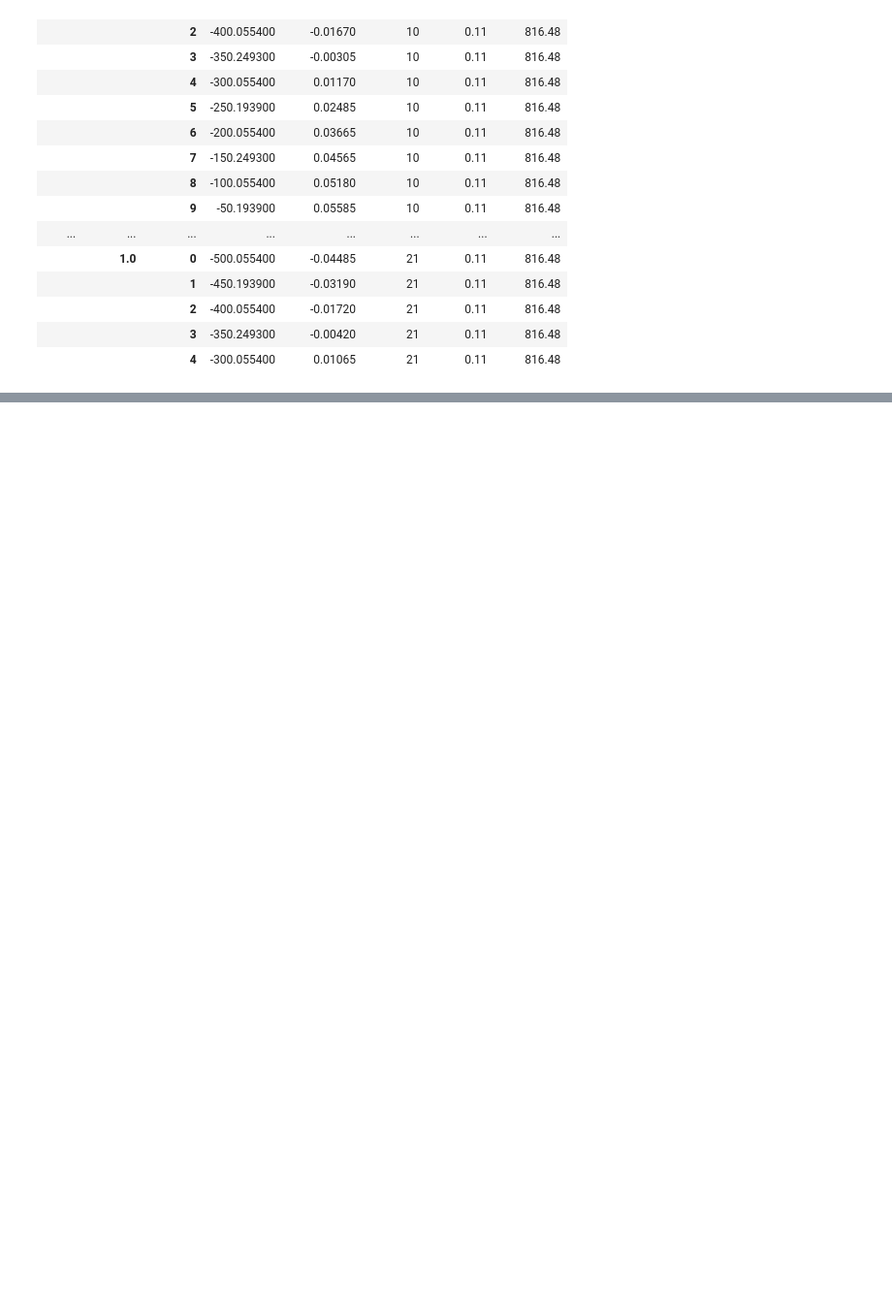
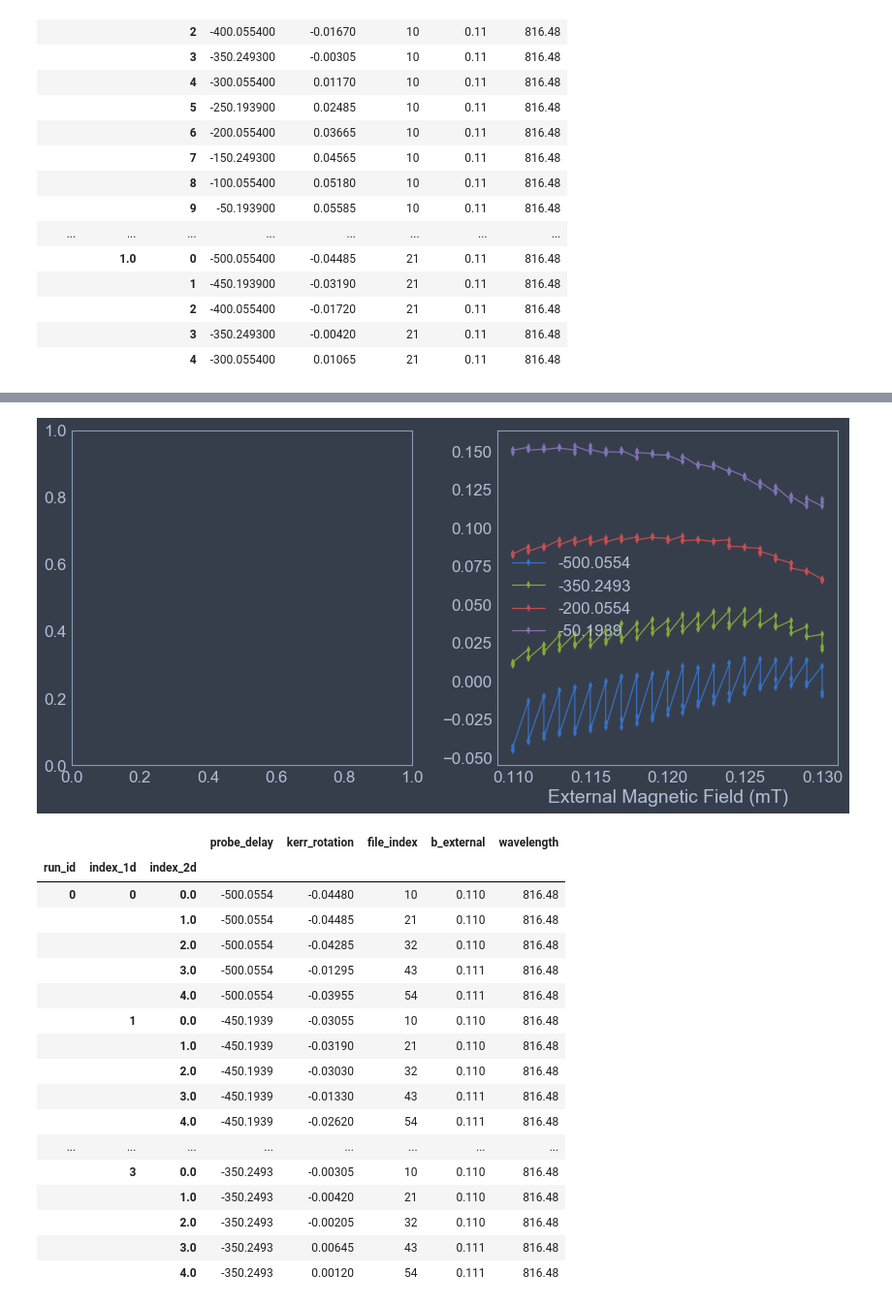
Before and after one commit to mwmacmahon/experimentdataanalysis, a Jupyter notebook: temp - testing csv_to_dataframe.ipynb, the cells around one changed output, grey strips where cells are left out. Shown at 97% size. Drawn from its saved outputs; the diff is of its cells as text; code cells hidden in the pictures; blank space fills up the shorter version.

Commit message:
quick update to temp - testing csv_to_dataframe.ipynb

```diff
--- a/temp - testing csv_to_dataframe.ipynb
+++ b/temp - testing csv_to_dataframe.ipynb
@@ -95,7 +95,7 @@ def import_csv_files_in_directory_as_df(parent_dir,
 import os
 
 # REQUIRED: directory containing 2D scans
-parent_dir = ('C:\\Data\\feb_data')
+parent_dir = ('C:\\Data\\feb2017_data_part2')
 # parent_dir = ('C:\\Data\\FitTrialData2\\Delay_Scan')
 
 # REQUIRED: data storage format information
@@ -314,3 +314,10 @@ df.head(20)
 |  |  | 2 | -400.055400 | -0.01720 | 21 | 0.11 | 816.48 |
 |  |  | 3 | -350.249300 | -0.00420 | 21 | 0.11 | 816.48 |
 |  |  | 4 | -300.055400 | 0.01065 | 21 | 0.11 | 816.48 |
+# %%
+df = full_dataframe.copy()
+df.rename(columns={'scancoord': 'probe_delay',
+                   'lockin1x':  'kerr_rotation'}, inplace=True)
+df.set_index(['run_id', 'index_1d', 'index_2d'], drop=True, append=False, inplace=True)
+df.sort_index(ascending=True, inplace=True)
+df.head(20)
@@ -316,0 +343,56 @@ df.head(20)
+# %%
+# plot newly created dataframe and show the first few rows
+waterfall_plot_indices = [0, 3, 6, 9]
+plt.figure(figsize=(12,6))
+ax1 = plt.subplot(1,2,1)
+ax2 = plt.subplot(1,2,2)
+
+last_zval = 0
+for axes_ind, df_index in enumerate(waterfall_plot_indices):
+#     wf_ax = plt.subplot(len(waterfall_plot_indices), 2,
+#                         2 * (axes_ind + 1))
+    wf_ax = ax2
+#     df.loc[0,df_index].plot(x='probe_delay',
+#                             y='kerr_rotation',
+#                             kind='line', ax=wf_ax)
+    xvals = df.loc[0, df_index]['b_external']
+    yvals = df.loc[0, df_index]['probe_delay']
+    zvals = df.loc[0, df_index]['kerr_rotation'] + last_zval
+    last_zval = max(zvals)
+    ax2.plot(xvals, zvals, 'd-', label=str(yvals[0]))
+ax2.legend()
+ax2.set_xlabel('External Magnetic Field (mT)')
+
+# dfplot.plot_dataframe_2d(df, 'kerr_rotation',
+#                          x_values_column='b_external',
+#                          y_values_column='probe_delay"',
+#                          ax=ax1, aspect=1.0)
+# ax1.set_xlabel('External Magnetic Field (mT)')
+# ax1.set_ylabel('Pump-Probe Delay (ps)')
+
+# dfplot.plot_dataframe_2d(df, 'kerr_rotation',
+#                          x_values_column='probe_delay',
+#                          y_values_column='b_external',
+#                          ax=ax2, aspect=1.0)
+plt.show()
+df.groupby(level=-2).head(5).head(20)
+# %% [output]
+[figure, added]
+|  |  |  | probe_delay | kerr_rotation | file_index | b_external | wavelength |
+| run_id | index_1d | index_2d |  |  |  |  |  |
+| 0 | 0 | 0.0 | -500.0554 | -0.04480 | 10 | 0.110 | 816.48 |
+|  |  | 1.0 | -500.0554 | -0.04485 | 21 | 0.110 | 816.48 |
+|  |  | 2.0 | -500.0554 | -0.04285 | 32 | 0.110 | 816.48 |
+|  |  | 3.0 | -500.0554 | -0.01295 | 43 | 0.111 | 816.48 |
+|  |  | 4.0 | -500.0554 | -0.03955 | 54 | 0.111 | 816.48 |
+|  | 1 | 0.0 | -450.1939 | -0.03055 | 10 | 0.110 | 816.48 |
+|  |  | 1.0 | -450.1939 | -0.03190 | 21 | 0.110 | 816.48 |
+|  |  | 2.0 | -450.1939 | -0.03030 | 32 | 0.110 | 816.48 |
+|  |  | 3.0 | -450.1939 | -0.01330 | 43 | 0.111 | 816.48 |
+|  |  | 4.0 | -450.1939 | -0.02620 | 54 | 0.111 | 816.48 |
+| ... | ... | ... | ... | ... | ... | ... | ... |
+|  | 3 | 0.0 | -350.2493 | -0.00305 | 10 | 0.110 | 816.48 |
+|  |  | 1.0 | -350.2493 | -0.00420 | 21 | 0.110 | 816.48 |
+|  |  | 2.0 | -350.2493 | -0.00205 | 32 | 0.110 | 816.48 |
+|  |  | 3.0 | -350.2493 | 0.00645 | 43 | 0.111 | 816.48 |
+|  |  | 4.0 | -350.2493 | 0.00120 | 54 | 0.111 | 816.48 |
```
Also changed, not shown: parts of 2 cells of this notebook.
